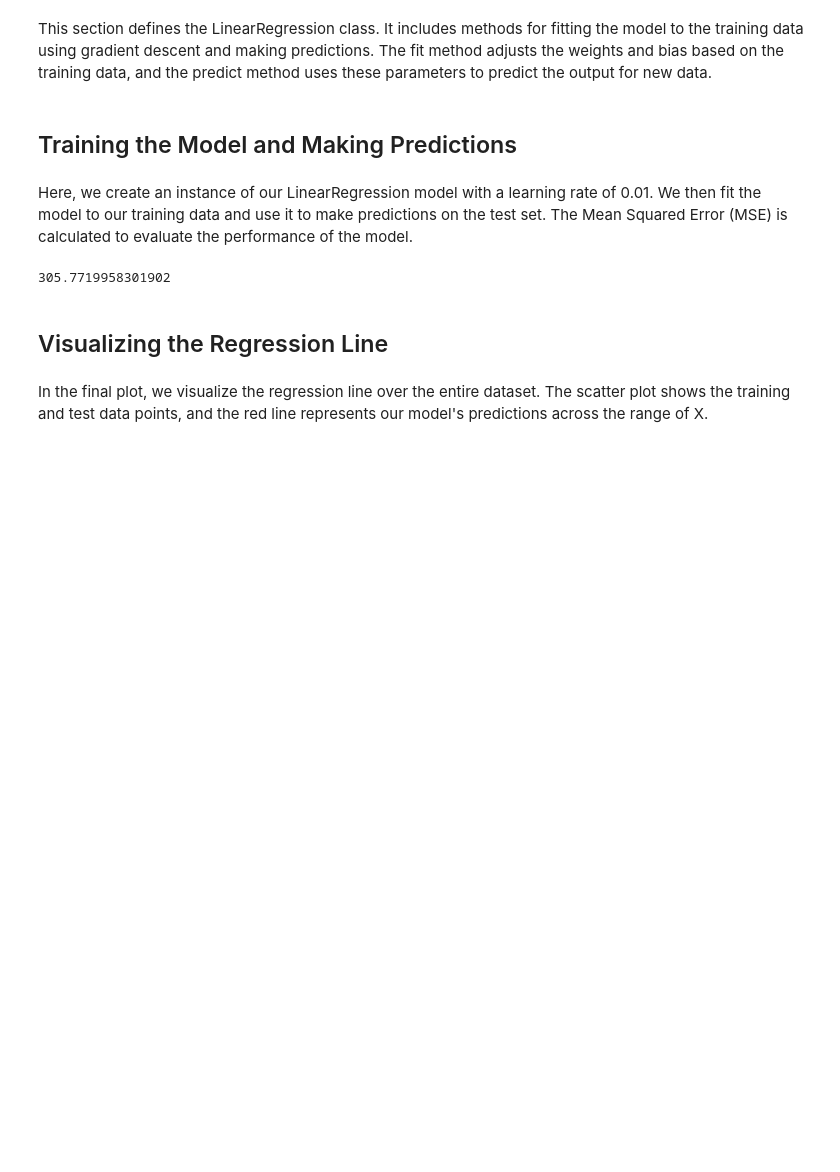
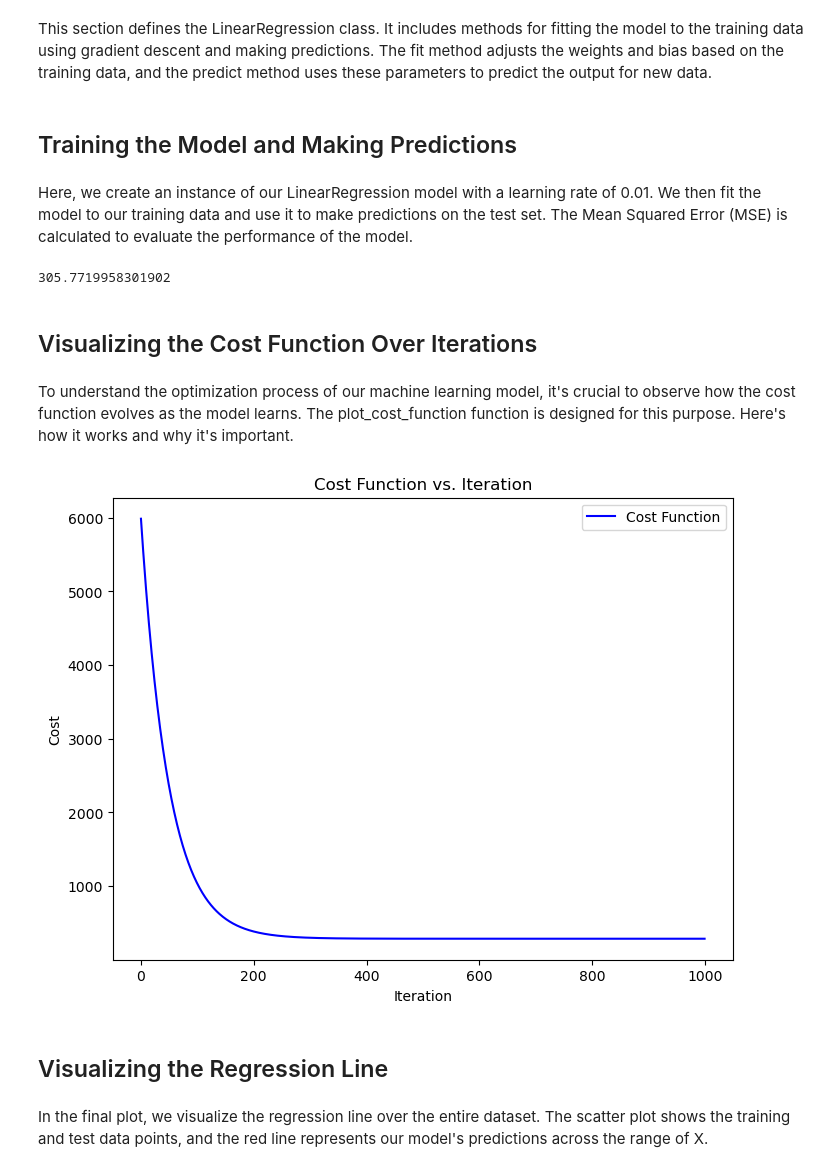
Before and after one commit to pramodyasahan/ML-Algo-from-Scratch, a Jupyter notebook: Linear Regression/LinearRehression.ipynb, the cells around one changed output. Saved outputs shown, nothing was run; the diff lists cells and outputs as text; code cells hidden in the pictures; blank space fills up the shorter version.

Commit message:
feat: plot cost vs iterations

```diff
--- a/Linear Regression/LinearRehression.ipynb
+++ b/Linear Regression/LinearRehression.ipynb
@@ -39,29 +39,3 @@ plt.show()
 ## Implementing Linear Regression
 # %% [markdown]
 This section defines the LinearRegression class. It includes methods for fitting the model to the training data using gradient descent and making predictions. The fit method adjusts the weights and bias based on the training data, and the predict method uses these parameters to predict the output for new data.
-# %%
-class LinearRegression:
-    def __init__(self, lr=0.001, n_iters=1000):
-        self.lr = lr
-        self.n_iters = n_iters
-        self.weights = None
-        self.bias = None
-
-    def fit(self, X, y):
-        # Initialize parameters
-        n_samples, n_features = X.shape
-        self.weights = np.zeros(n_features)
-        self.bias = 0
-
-        # Gradient descent
-        for _ in range(self.n_iters):
-            y_pred = np.dot(X, self.weights) + self.bias
-            dw = (1/n_samples) * np.dot(X.T, (y_pred - y))
-            db = (1/n_samples) * np.sum(y_pred - y)
-            self.weights -= self.lr * dw
-            self.bias -= self.lr * db
-
-    def predict(self, X):
-        # Predicting values using learned weights and bias
-        y_pred = np.dot(X, self.weights) + self.bias
-        return y_pred
@@ -71,7 +77,7 @@ class LinearRegression:
 Here, we create an instance of our LinearRegression model with a learning rate of 0.01. We then fit the model to our training data and use it to make predictions on the test set. The Mean Squared Error (MSE) is calculated to evaluate the performance of the model.
 # %%
 # Training the linear regression model
-reg = LinearRegression(lr=0.01)
+reg = LinearRegression(lr=0.01, n_iters=1000, record_steps=[1, 10, 50, 100, 500, 999])
 reg.fit(X_train, y_train)
 # %%
 # Making predictions on the test set
@@ -81,6 +87,25 @@ mse = mean_squared_error(y_test, prediction)
 mse
 # %% [output]
 305.7719958301902
+# %% [markdown]
+## Visualizing the Cost Function Over Iterations
+# %% [markdown]
+To understand the optimization process of our machine learning model, it's crucial to observe how the cost function evolves as the model learns. The plot_cost_function function is designed for this purpose. Here's how it works and why it's important.
+# %%
+# Visualization Function for Cost Function
+def plot_cost_function(reg):
+    plt.figure(figsize=(8,6))
+    plt.plot(np.arange(reg.n_iters), reg.costs, label='Cost Function', color='blue')
+    plt.xlabel('Iteration')
+    plt.ylabel('Cost')
+    plt.title('Cost Function vs. Iteration')
+    plt.legend()
+    plt.show()
+# %%
+# Visualization of the Cost Function
+plot_cost_function(reg)
+# %% [output]
+[figure, added]
 # %% [markdown]
 ## Visualizing the Regression Line
 # %% [markdown]
```
Also changed, not shown: parts of 3 cells of this notebook.
